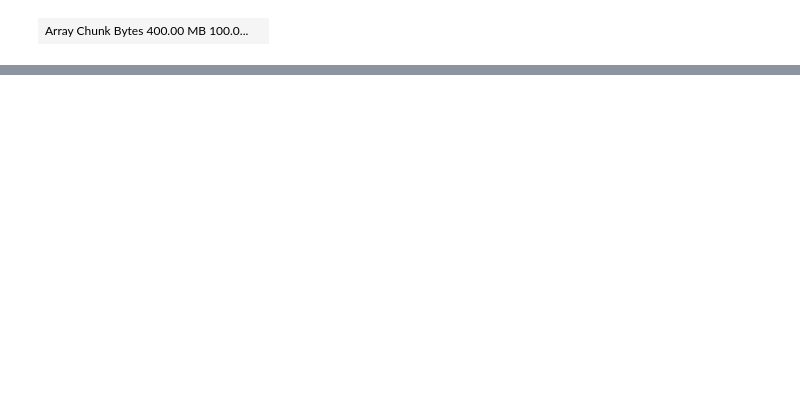
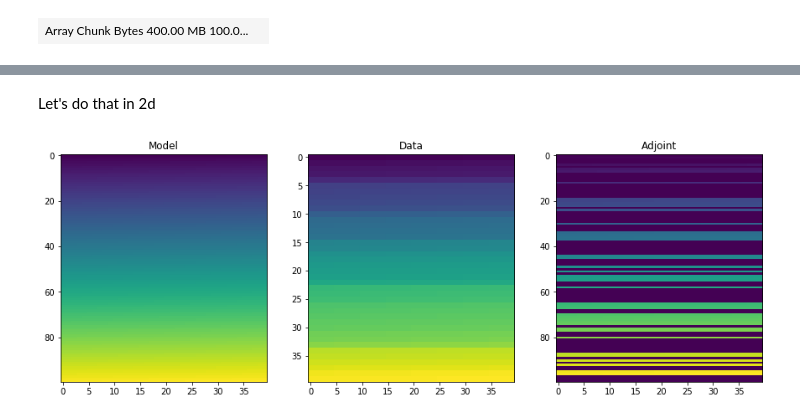
Before and after one commit to PyLops/pylops_notebooks, a Jupyter notebook: developement-distributed/Basic-distributed.ipynb, the cells around one changed output, grey strips where cells are left out. Drawn from its saved outputs; the diff is of its cells as text; code cells hidden in the pictures; blank space fills up the shorter version.

```diff
--- a/developement-distributed/Basic-distributed.ipynb
+++ b/developement-distributed/Basic-distributed.ipynb
@@ -182,0 +235,38 @@ client.close()
+# %% [markdown]
+Let's do that in 2d
+# %%
+nz, nx = 100, 40
+
+# subsampling locations
+perc_subsampling = 0.4
+nzsub = int(np.round(nz*perc_subsampling))
+
+iava = np.sort(np.random.permutation(np.arange(nz))[:nzsub])
+
+x = np.arange(nz*nx).reshape(nz, nx)
+
+# Create restriction operator
+Rop = pylops.Restriction(nz*nx, iava, dims=(nz, nx), dir=0, dtype='float64')
+dottest(Rop, nzsub*nx, nz*nx)
+
+y = Rop*x.ravel()
+xadj = Rop.H*y
+ymask = Rop.mask(x.ravel())
+
+y = y.reshape(nzsub, nx)
+xadj = xadj.reshape(nz, nx)
+ymask = ymask.reshape(nz, nx)
+
+# Visualize data
+fig, axs = plt.subplots(1, 3, figsize=(15,5))
+axs[0].imshow(x)
+axs[0].axis('tight')
+axs[0].set_title('Model')
+axs[1].imshow(y)
+axs[1].axis('tight')
+axs[1].set_title('Data');
+axs[2].imshow(xadj)
+axs[2].axis('tight')
+axs[2].set_title('Adjoint');
+# %% [output]
+[figure, added]
```
Also changed, not shown: parts of 23 cells of this notebook, 2 other files.
